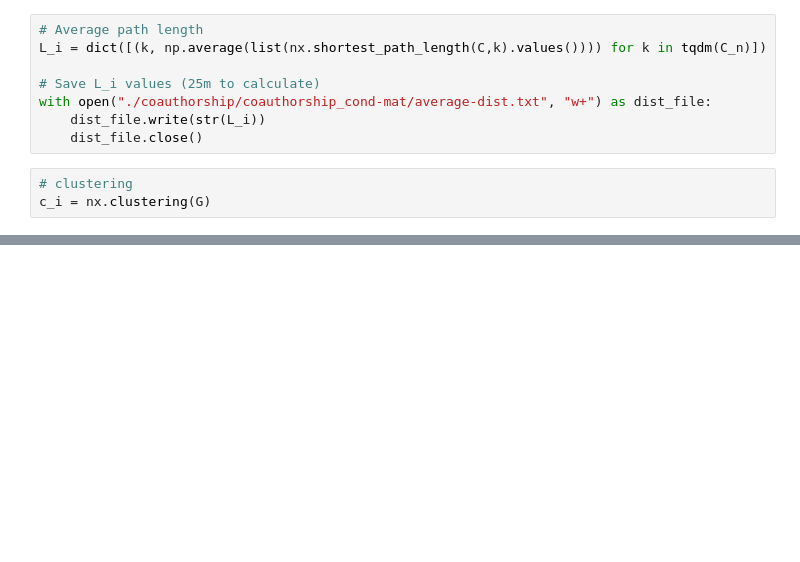
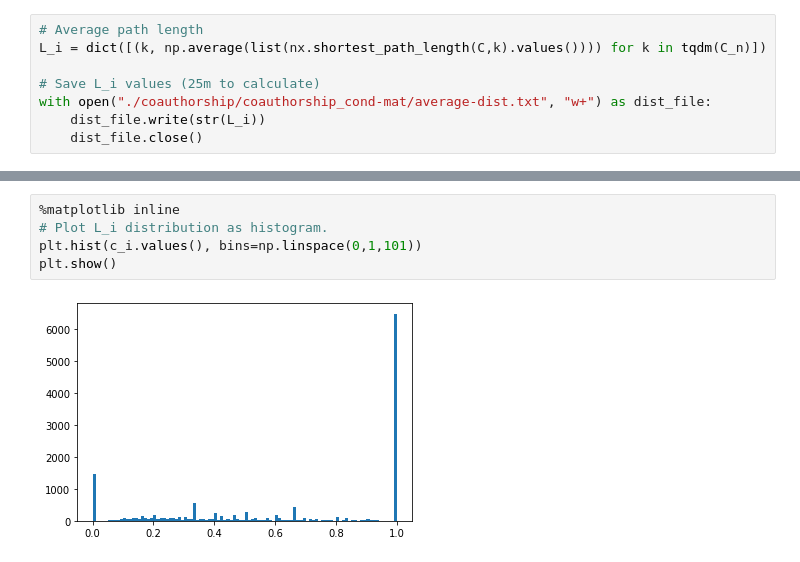
Before and after one commit to bcho04/coauth-approx, a Jupyter notebook: main.ipynb, the cells around one changed output, grey strips where cells are left out. Saved outputs shown, nothing was run; the diff lists cells and outputs as text; blank space fills up the shorter version.

```diff
--- a/main.ipynb
+++ b/main.ipynb
@@ -51,6 +53,3 @@ L_i = dict([(k, np.average(list(nx.shortest_path_length(C,k).values()))) for k i
 with open("./coauthorship/coauthorship_cond-mat/average-dist.txt", "w+") as dist_file:
     dist_file.write(str(L_i))
     dist_file.close()
-# %%
-# clustering
-c_i = nx.clustering(G)
@@ -66,0 +84,7 @@ L, C
+# %%
+%matplotlib inline
+# Plot L_i distribution as histogram.
+plt.hist(c_i.values(), bins=np.linspace(0,1,101))
+plt.show()
+# %% [output]
+[figure, added]
```
Also changed, not shown: parts of 27 cells of this notebook.
